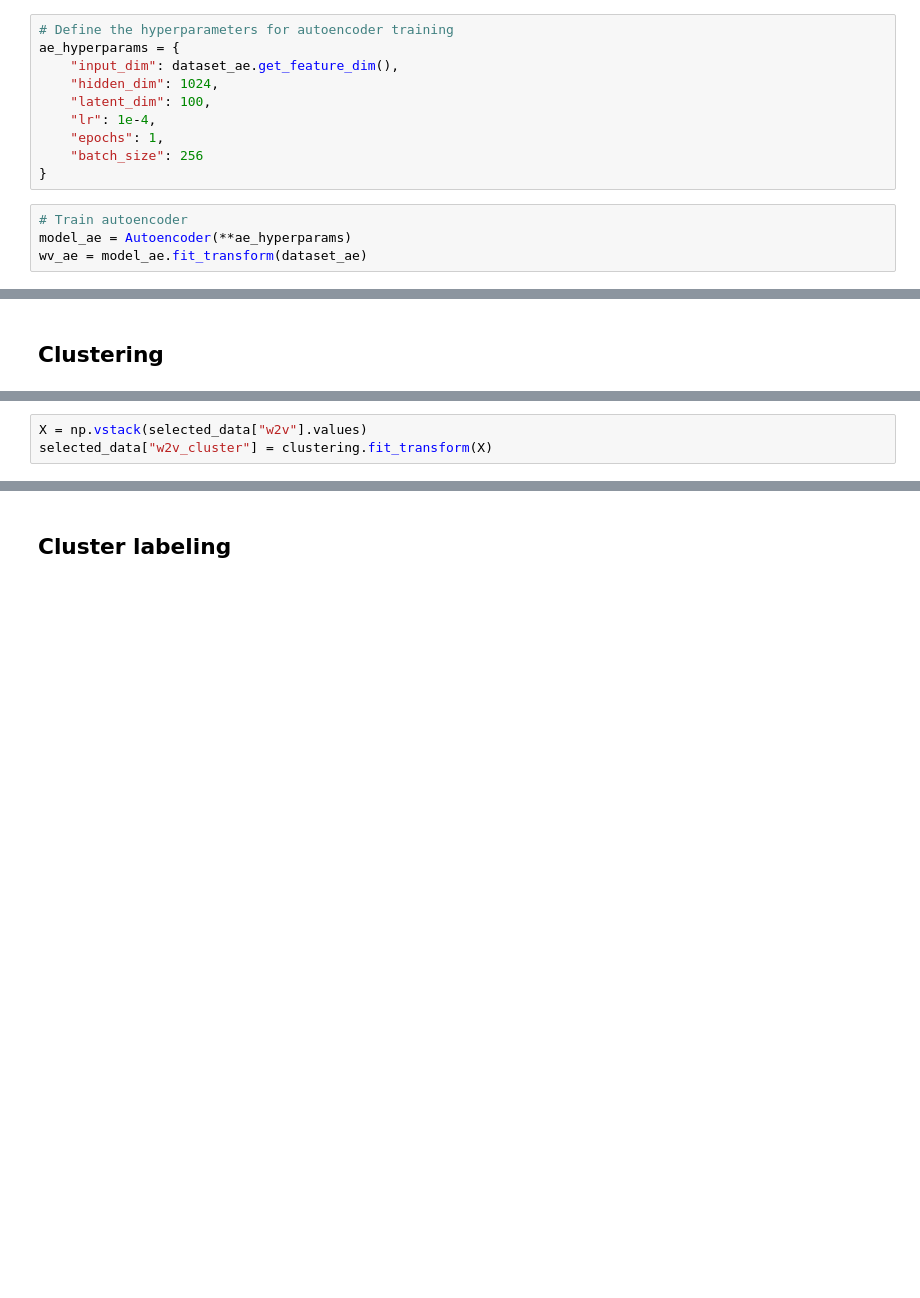
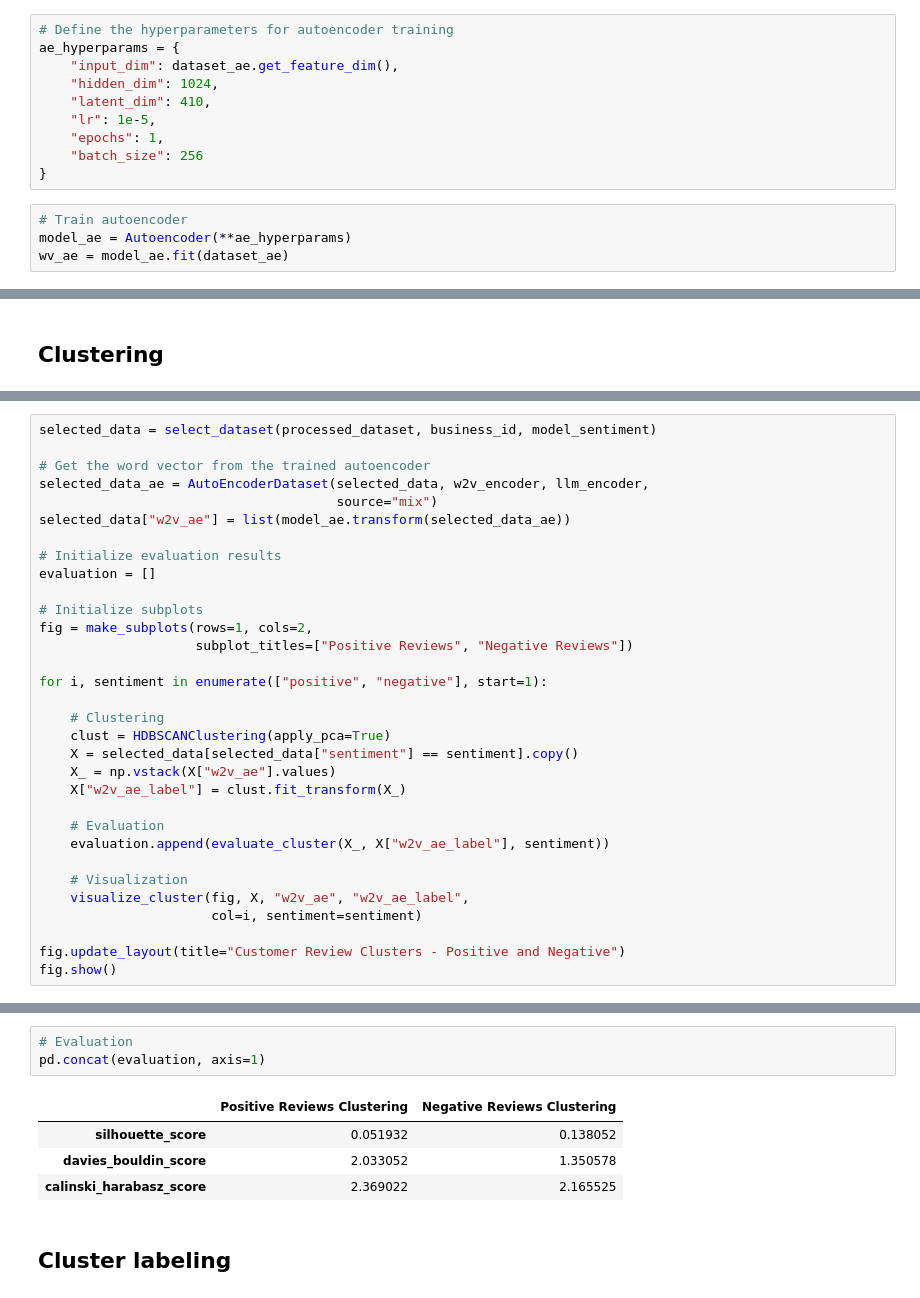
Before and after one commit to fandayp/exploratory, a Jupyter notebook: user-review-topic-clustering.ipynb, the cells around one changed output, grey strips where cells are left out. Saved outputs shown, nothing was run; the diff lists cells and outputs as text; blank space fills up the shorter version.

```diff
--- a/user-review-topic-clustering.ipynb
+++ b/user-review-topic-clustering.ipynb
@@ -619,12 +718,12 @@ class Autoencoder(BaseEstimator, TransformerMixin, nn.Module):
 ae_hyperparams = {
     "input_dim": dataset_ae.get_feature_dim(),
     "hidden_dim": 1024,
-    "latent_dim": 100,
-    "lr": 1e-4,
+    "latent_dim": 410,
+    "lr": 1e-5,
     "epochs": 1,
     "batch_size": 256
 }
 # %%
 # Train autoencoder
 model_ae = Autoencoder(**ae_hyperparams)
-wv_ae = model_ae.fit_transform(dataset_ae)
+wv_ae = model_ae.fit(dataset_ae)
@@ -653,3 +736,0 @@ len(selected_data)
-# %%
-X = np.vstack(selected_data["w2v"].values)
-selected_data["w2v_cluster"] = clustering.fit_transform(X)
@@ -659,0 +737,32 @@ visualize_cluster(X, selected_data["w2v_cluster"])
+# %%
+selected_data = select_dataset(processed_dataset, business_id, model_sentiment)
+
+# Get the word vector from the trained autoencoder
+selected_data_ae = AutoEncoderDataset(selected_data, w2v_encoder, llm_encoder,
+                                      source="mix")
+selected_data["w2v_ae"] = list(model_ae.transform(selected_data_ae))
+
+# Initialize evaluation results
+evaluation = []
+
+# Initialize subplots
+fig = make_subplots(rows=1, cols=2,
+                    subplot_titles=["Positive Reviews", "Negative Reviews"])
+
+for i, sentiment in enumerate(["positive", "negative"], start=1):
+
+    # Clustering
+    clust = HDBSCANClustering(apply_pca=True)
+    X = selected_data[selected_data["sentiment"] == sentiment].copy()
+    X_ = np.vstack(X["w2v_ae"].values)
+    X["w2v_ae_label"] = clust.fit_transform(X_)
+
+    # Evaluation
+    evaluation.append(evaluate_cluster(X_, X["w2v_ae_label"], sentiment))
+
+    # Visualization
+    visualize_cluster(fig, X, "w2v_ae", "w2v_ae_label",
+                      col=i, sentiment=sentiment)
+
+fig.update_layout(title="Customer Review Clusters - Positive and Negative")
+fig.show()
@@ -660,3 +771,11 @@ visualize_cluster(X, selected_data["w2v_cluster"])
+# %%
+# Evaluation
+pd.concat(evaluation, axis=1)
+# %% [output]
+|  | Positive Reviews Clustering | Negative Reviews Clustering |
+| silhouette_score | 0.051932 | 0.138052 |
+| davies_bouldin_score | 2.033052 | 1.350578 |
+| calinski_harabasz_score | 2.369022 | 2.165525 |
 # %% [markdown]
 ## Cluster labeling
 # %%
```
Also changed, not shown: parts of 56 cells of this notebook.
